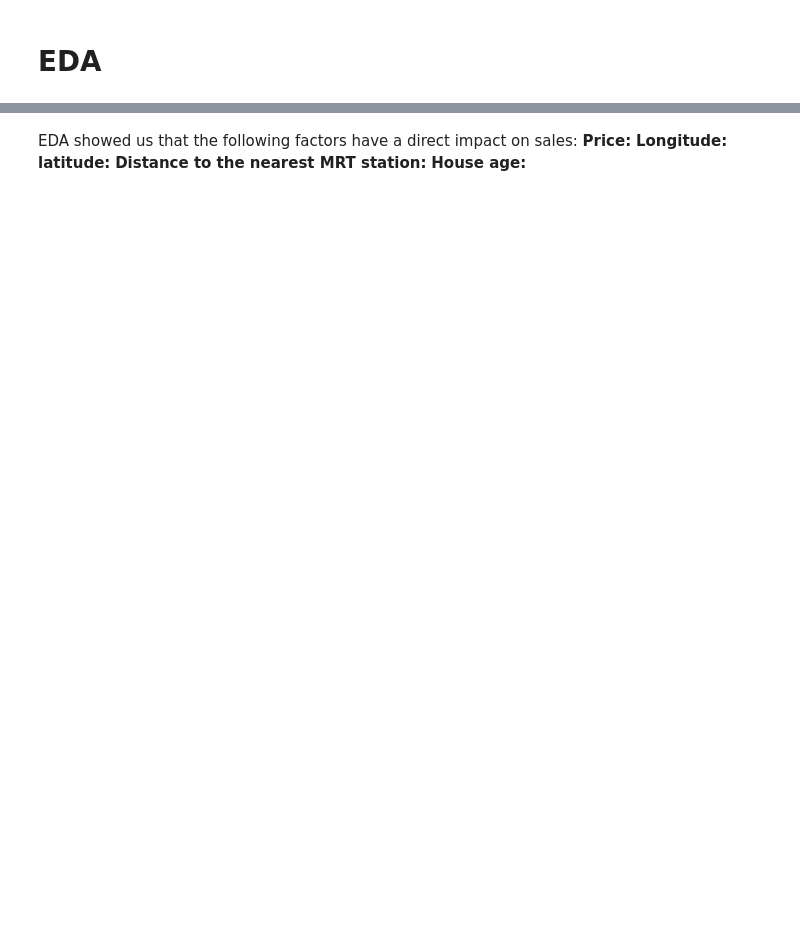
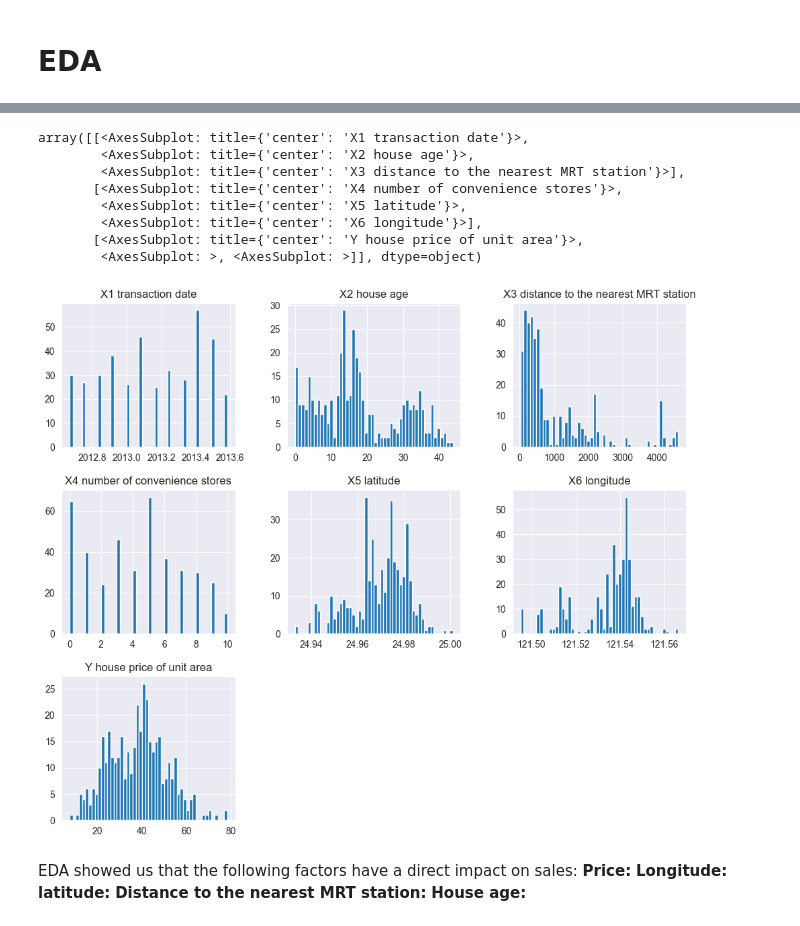
Before and after one commit to pooyanosk1382/ML, a Jupyter notebook: Assignment1/Real State/realState.ipynb, the cells around one changed output, grey strips where cells are left out. Drawn from its saved outputs; the diff is of its cells as text; code cells hidden in the pictures; blank space fills up the shorter version.

```diff
--- a/Assignment1/Real State/realState.ipynb
+++ b/Assignment1/Real State/realState.ipynb
@@ -33,0 +69,3 @@ basic_info(file)
+# %%
+file.drop(columns=['No'], inplace=True)
+file.head()
@@ -33,0 +79,3 @@ basic_info(file)
+# %%
+file = file.dropna()
+file.head()
@@ -37,0 +95,10 @@ basic_info(file)
+# %%
+def z_score_outlier(data):
+    for column in data.columns:
+        upper_bound = data[column].mean() + 3 * data[column].std()
+        lower_bound = data[column].mean() - 3 * data[column].std()
+        data = data.loc[(data[column] < upper_bound) & (data[column] > lower_bound)]
+
+    return data
+# %%
+file = z_score_outlier(file)
@@ -58,3 +184,15 @@ sns.heatmap(file.corr(),annot=True,cmap='inferno')
+# %%
+file.hist(bins=50, figsize=(12, 10))
+# %% [output]
+array([[<AxesSubplot: title={'center': 'X1 transaction date'}>,
+        <AxesSubplot: title={'center': 'X2 house age'}>,
+        <AxesSubplot: title={'center': 'X3 distance to the nearest MRT station'}>],
+       [<AxesSubplot: title={'center': 'X4 number of convenience stores'}>,
+        <AxesSubplot: title={'center': 'X5 latitude'}>,
+        <AxesSubplot: title={'center': 'X6 longitude'}>],
+       [<AxesSubplot: title={'center': 'Y house price of unit area'}>,
+        <AxesSubplot: >, <AxesSubplot: >]], dtype=object)
+[figure, added]
 # %% [markdown]
 EDA showed us that the following factors have a direct impact on sales:
 __Price:__
```
Also changed, not shown: parts of 24 cells of this notebook.
